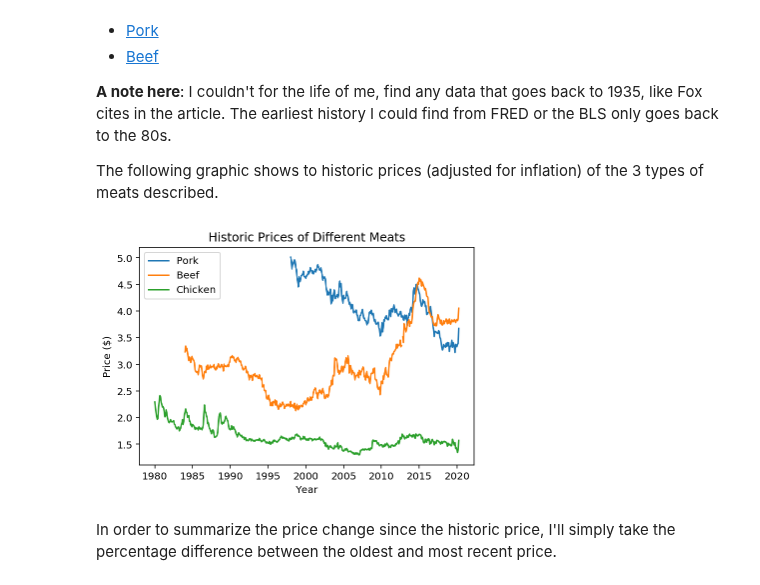
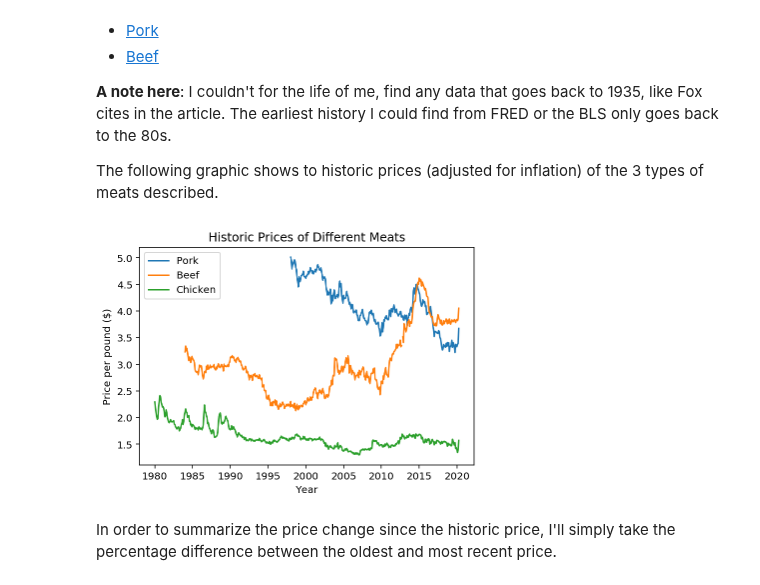
Before and after one commit to ayoskovich/chickens_trust, a Jupyter notebook: price_check.ipynb, the cells around one changed output. Saved outputs shown, nothing was run; the diff lists cells and outputs as text; code cells hidden in the pictures.

```diff
--- a/price_check.ipynb
+++ b/price_check.ipynb
@@ -32,35 +32,35 @@ cpi = pd.read_csv('data/CPIAUCSL.csv')
 MOST_RECENT = cpi.loc[cpi['DATE'] == cpi['DATE'].max(), 'CPIAUCSL'].values[0]
 
 df = (
     beef()
     .pipe(pd.merge, chicken(), how='outer')
     .pipe(pd.merge, pork(), how='outer')
     .pipe(pd.merge, cpi, how='outer', on='DATE')
     .rename(columns={'APU0000703112':'beef',
                      'APU0000706111':'chicken',
                      'APU0000FD3101':'pork',
                      'CPIAUCSL':'cpi',
                      'DATE':'date'})
 )
 
 df['date'] = pd.to_datetime(df['date'])
 df['beef'] = pd.to_numeric(df['beef'],errors='coerce')
 df.sort_values(by=['date'], inplace=True)
 
 df['new_pork'] = apply_adjust(df, 'pork', MOST_RECENT)
 df['new_chicken'] = apply_adjust(df, 'chicken', MOST_RECENT)
 df['new_beef'] = apply_adjust(df, 'beef', MOST_RECENT)
 
 plt.plot(df['date'], df['new_pork'], label='Pork');
 plt.plot(df['date'], df['new_beef'], label='Beef');
 plt.plot(df['date'], df['new_chicken'], label='Chicken');
 
 plt.legend(loc="upper left");
 plt.xlabel("Year");
-plt.ylabel("Price ($)")
+plt.ylabel("Price per pound ($)")
 plt.title("Historic Prices of Different Meats");
 # %% [output]
-[figure, old version]
+[figure, new version]
 # %% [markdown]
 In order to summarize the price change since the historic price, I'll simply take the percentage difference between the oldest and most recent price.
 # %% [markdown]
```
Also changed, not shown: parts of 3 cells of this notebook, 3 other files.
